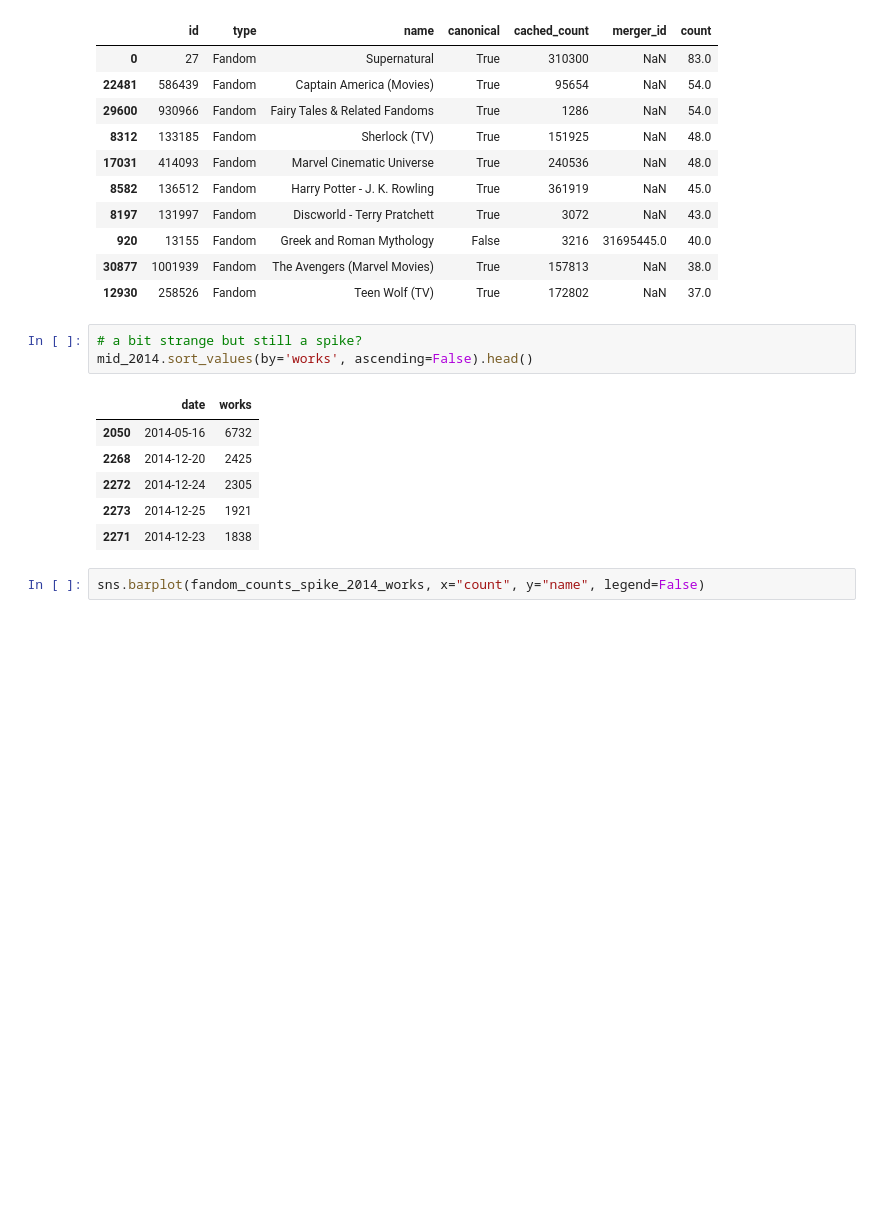
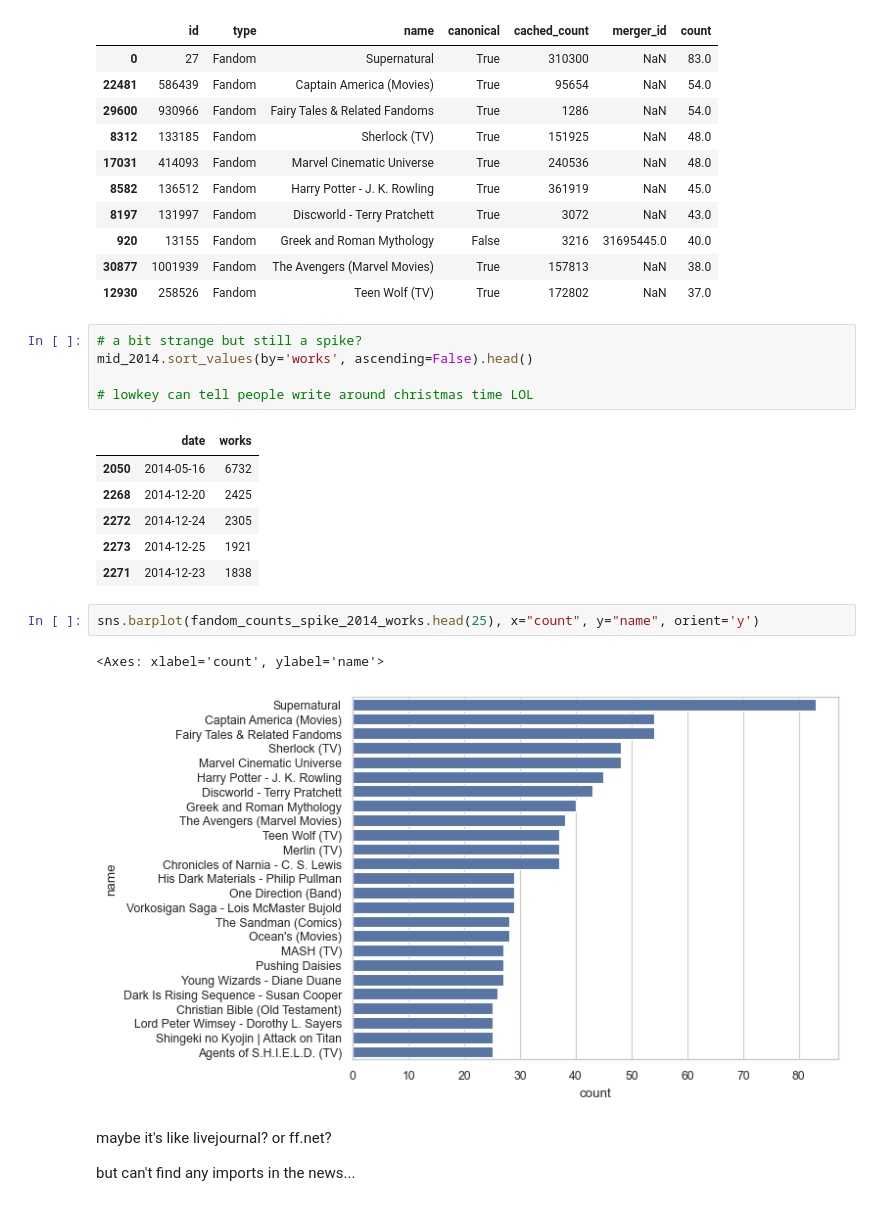
Before and after one commit to joelleneyap/fandomstudies, a Jupyter notebook: fic_spikes.ipynb, the cells around one changed output. Saved outputs shown, nothing was run; the diff lists cells and outputs as text; blank space fills up the shorter version.

Commit message:
done w fic_spikes!

```diff
--- a/fic_spikes.ipynb
+++ b/fic_spikes.ipynb
@@ -351,6 +351,8 @@ fandom_counts_spike_2014_works.head(10)
 # %%
 # a bit strange but still a spike?
 mid_2014.sort_values(by='works', ascending=False).head()
+
+# lowkey can tell people write around christmas time LOL
 # %% [output]
 |  | date | works |
 | 2050 | 2014-05-16 | 6732 |
@@ -359,4 +361,11 @@ mid_2014.sort_values(by='works', ascending=False).head()
 | 2273 | 2014-12-25 | 1921 |
 | 2271 | 2014-12-23 | 1838 |
 # %%
-sns.barplot(fandom_counts_spike_2014_works, x="count", y="name", legend=False)
+sns.barplot(fandom_counts_spike_2014_works.head(25), x="count", y="name", orient='y')
+# %% [output]
+<Axes: xlabel='count', ylabel='name'>
+[figure, added]
+# %% [markdown]
+maybe it's like livejournal? or ff.net?
+
+but can't find any imports in the news...
```
Also changed, not shown: parts of 5 cells of this notebook.
